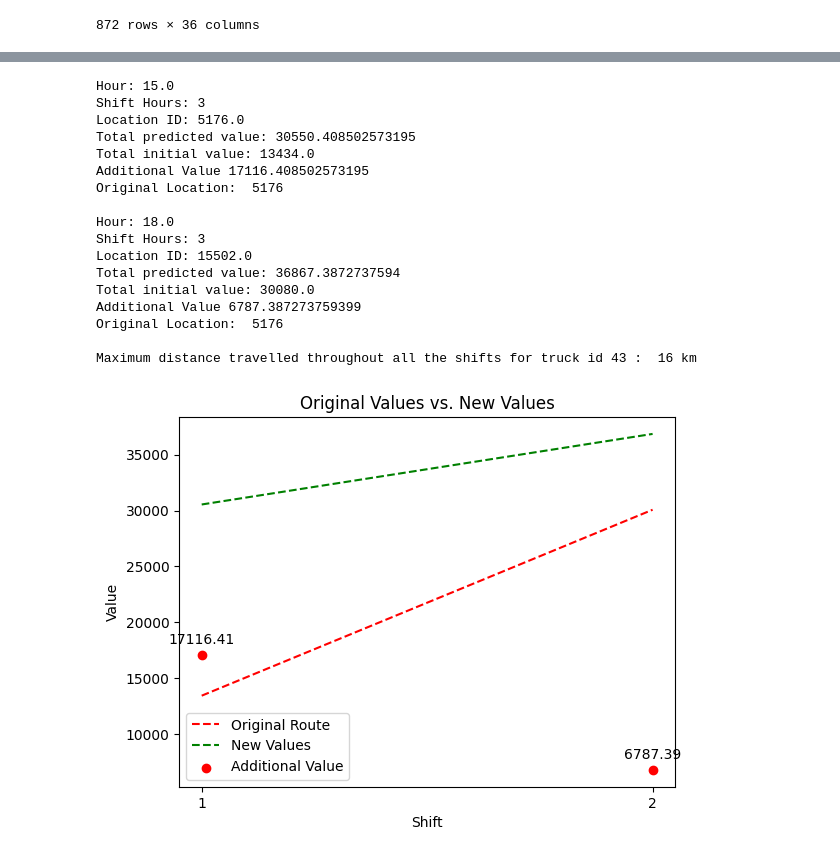
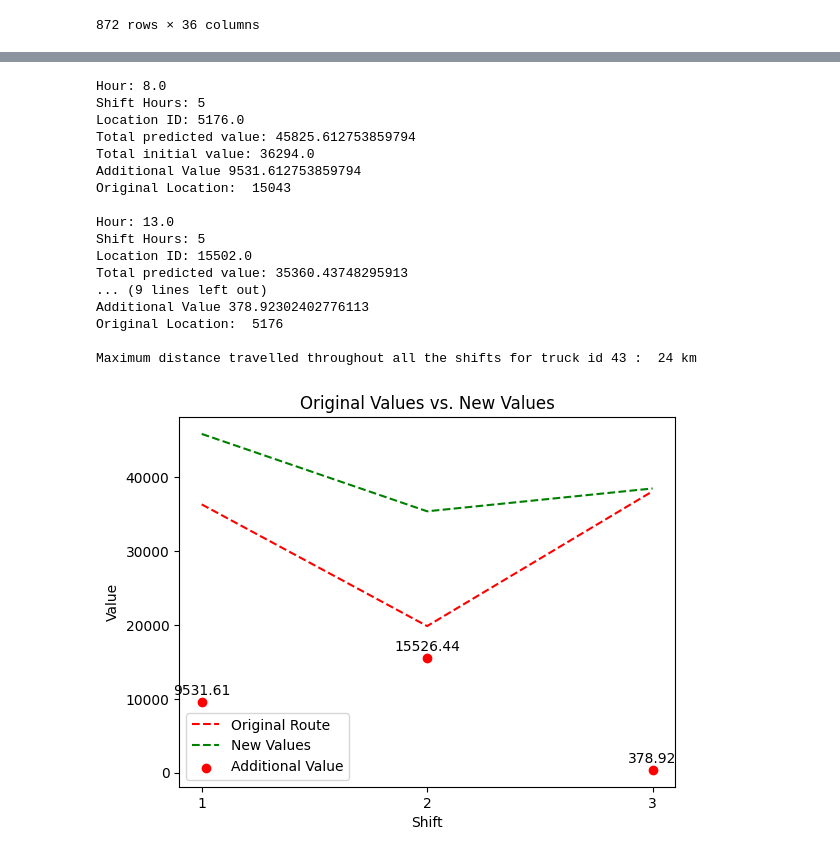
Before and after one commit to jkyxd/ICP_Group3, a Jupyter notebook: Testing File.ipynb, the cells around one changed output, grey strips where cells are left out. Drawn from its saved outputs; the diff is of its cells as text; code cells hidden in the pictures.

Commit message:
graph changes

```diff
--- a/Testing File.ipynb
+++ b/Testing File.ipynb
@@ -213,9 +213,9 @@ from datetime import datetime
 truck_id = 43
 date = '2020-8-25'
 datetime_object = datetime.strptime(date, '%Y-%m-%d')
-starting_hour = 15
-ending_hour = 21
-num_of_locs = 2
+starting_hour = 8
+ending_hour = 22
+num_of_locs = 3
 each_location_travel_distance = 8 #km
 max_total_travel_distance= each_location_travel_distance * num_of_locs
 
@@ -652,23 +661,23 @@ for i in range(len(route_list)):
 
 print('Maximum distance travelled throughout all the shifts for truck id',truck_id,": ",max_total_travel_distance,'km')
 # %% [output]
-Hour: 15.0
-Shift Hours: 3
+Hour: 8.0
+Shift Hours: 5
 Location ID: 5176.0
-Total predicted value: 30550.408502573195
-Total initial value: 13434.0
-Additional Value 17116.408502573195
+Total predicted value: 45825.612753859794
+Total initial value: 36294.0
+Additional Value 9531.612753859794
+Original Location:  15043
+
+Hour: 13.0
+Shift Hours: 5
+Location ID: 15502.0
+Total predicted value: 35360.43748295913
+... (9 lines left out)
+Additional Value 378.92302402776113
 Original Location:  5176
 
-Hour: 18.0
-Shift Hours: 3
-Location ID: 15502.0
-Total predicted value: 36867.3872737594
-Total initial value: 30080.0
-Additional Value 6787.387273759399
-Original Location:  5176
-
-Maximum distance travelled throughout all the shifts for truck id 43 :  16 km
+Maximum distance travelled throughout all the shifts for truck id 43 :  24 km
 # %%
 import matplotlib.pyplot as plt
 
@@ -683,31 +692,32 @@ for shift_hours in shift_hours_list:
     shifts.extend([i + 1 for i in range(shift_hours)])
 
 # Make sure the shifts and original_values have the same length
 shifts = shifts[:len(original_values)]
+shifts = [number for number in range(1, len(shift_hours_list) +1)]
 
 # Plot the original and new values
 plt.plot(shifts, original_values, color='red', linestyle='--',label='Original Route')
 plt.plot(shifts, new_values,color='green', linestyle='--', label='New Values')
 
 # Plot the additional values as dots
 plt.scatter(shifts, additional_values, c='red', label='Additional Value')
 
 # Add annotations for the additional values
 for shift, value, additional in zip(shifts, additional_values, additional_values):
     plt.annotate(f'{round(additional,2)}', xy=(shift, value), xytext=(shift, value+1000), ha='center')
 
 # Set the x-axis tick locations
 plt.xticks(shifts)
 
 # Add labels and title to the plot
 plt.xlabel('Shift')
 plt.ylabel('Value')
 plt.title('Original Values vs. New Values')
 
 # Add a legend
 plt.legend()
 
 # Display the plot
 plt.show()
 # %% [output]
-[figure, old version]
+[figure, new version]
```
Also changed, not shown: parts of 5 cells of this notebook, 1 other file.
